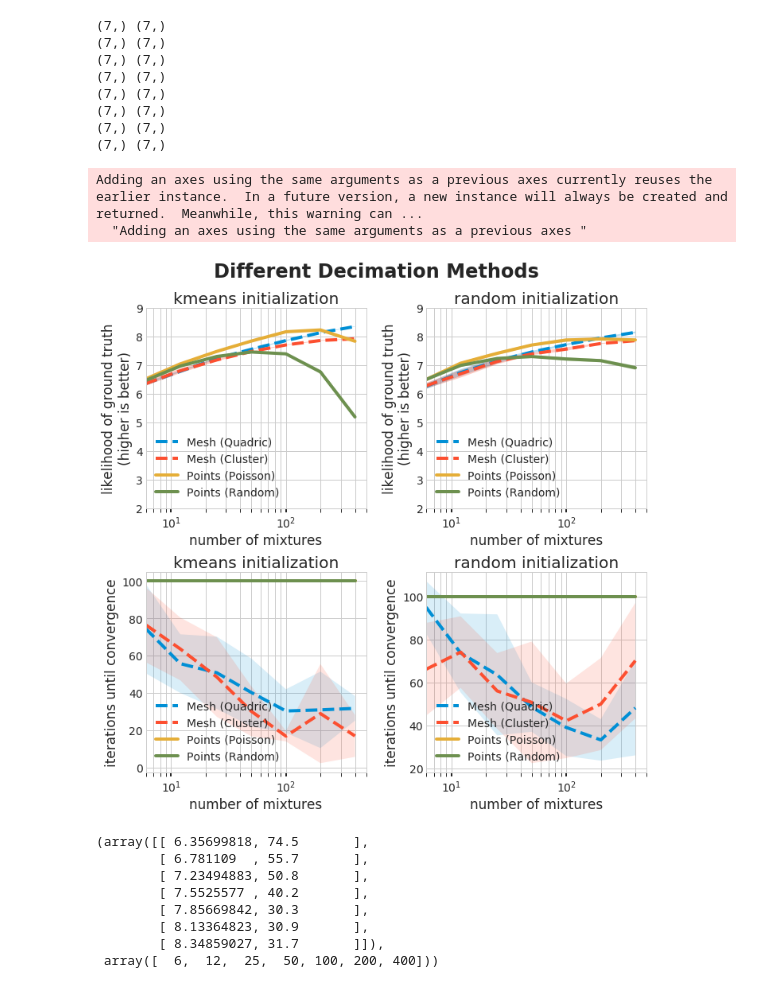
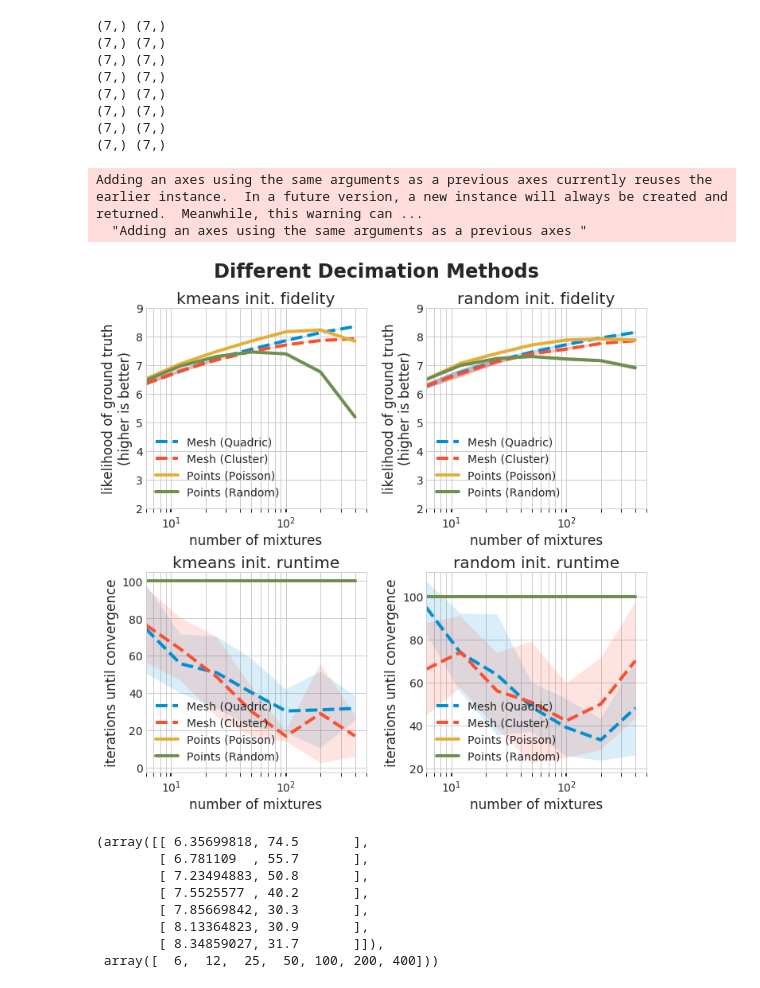
Before and after one commit to leonidk/direct_gmm, a Jupyter notebook: format_graphs.ipynb, the cells around one changed output. Saved outputs shown, nothing was run; the diff lists cells and outputs as text; code cells hidden in the pictures.

```diff
--- a/format_graphs.ipynb
+++ b/format_graphs.ipynb
@@ -51,7 +51,7 @@ for ii, init in enumerate(['kmeans','random']):
         plt.fill_between(x, y-error, y+error,alpha=0.3)
         plt.grid(True)
         plt.xlabel('number of mixtures')
-        plt.title('{} initialization'.format(init))
+        plt.title('{} init. fidelity'.format(init))
         plt.ylabel('likelihood of ground truth\n(higher is better)')
         plt.ylim(2,9)
         ax.set_xscale("log", nonposx='clip')
@@ -77,35 +77,35 @@ for ii, init in enumerate(['kmeans','random']):
             ax.set_xscale("log", nonposx='clip')
             plt.grid(True)
             plt.xlabel('number of mixtures')
-            plt.title('{} initialization'.format(init))
+            plt.title('{} init. runtime'.format(init))
             plt.ylabel('iterations until convergence')
             ax.tick_params(axis='x', which='minor', bottom=True,width=1,length=5)
             plt.grid(True,axis='x',which='minor')
             ax.tick_params(axis='x', which='major', bottom=True,width=2,length=5)
 
 for i in range(2*pltstuff):
     plt.subplot(pltstuff,2,1+i)
     plt.legend()
     plt.xlim(6,500)
 
 
 fig.tight_layout()
 fig.subplots_adjust(top=0.7+pltstuff*0.1)
 
 plt.suptitle('Different Decimation Methods',size=24,weight='bold')
 plt.savefig('graphs-qc.pdf', facecolor=fig.get_facecolor(), edgecolor='none')
 # %% [output]
 (7,) (7,)
 (7,) (7,)
 (7,) (7,)
 (7,) (7,)
 (7,) (7,)
 (7,) (7,)
 (7,) (7,)
 (7,) (7,)
 Adding an axes using the same arguments as a previous axes currently reuses the earlier instance.  In a future version, a new instance will always be created and returned.  Meanwhile, this warning can ...
   "Adding an axes using the same arguments as a previous axes "
-[figure, old version]
+[figure, new version]
 # %%
 mdf2.loc[('kmeans',0),].values, np.array(mdf2.loc[('kmeans',0),].index)
 # %% [output]
```
Also changed, not shown: 1 other file.
